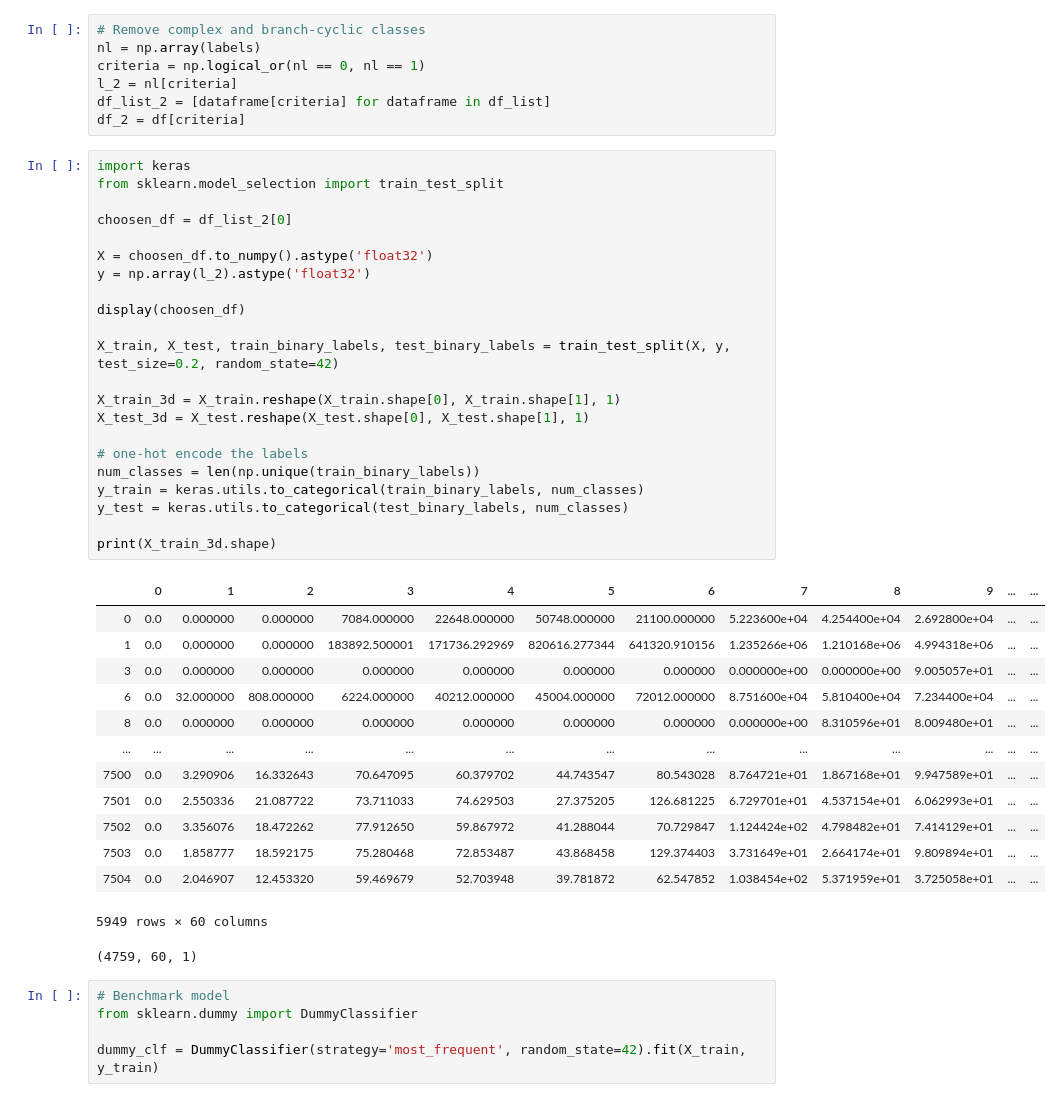
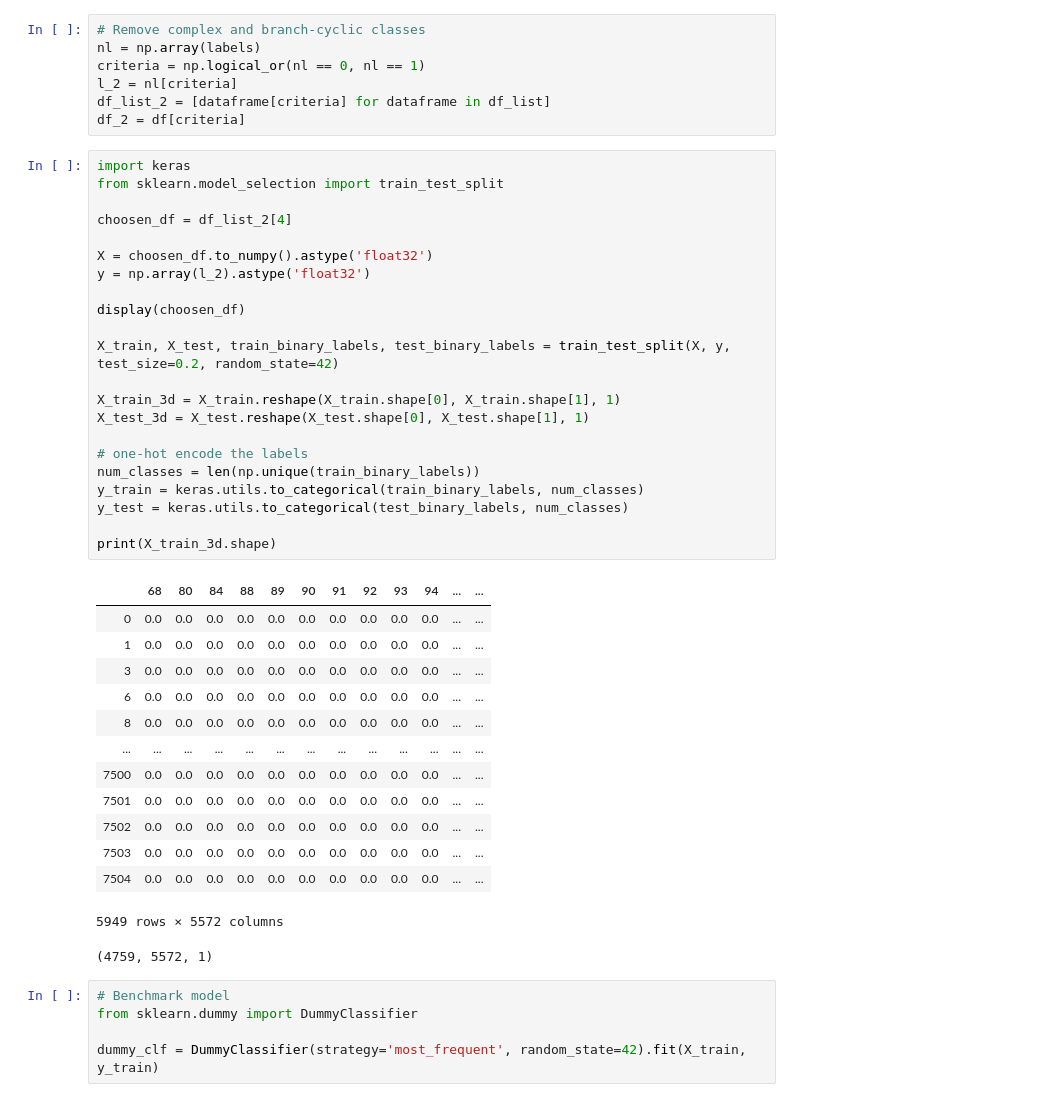
Before and after one commit to letovesnoi/machine-learning, a Jupyter notebook: projects/capstone/capstone.ipynb, the cells around one changed output. Cells and saved outputs as stored; diff of their text form.

```diff
--- a/projects/capstone/capstone.ipynb
+++ b/projects/capstone/capstone.ipynb
@@ -412,40 +414,40 @@ df_2 = df[criteria]
 # %%
 import keras
 from sklearn.model_selection import train_test_split
 
-choosen_df = df_list_2[0]
+choosen_df = df_list_2[4]
 
 X = choosen_df.to_numpy().astype('float32')
 y = np.array(l_2).astype('float32')
 
 display(choosen_df)
 
 X_train, X_test, train_binary_labels, test_binary_labels = train_test_split(X, y, test_size=0.2, random_state=42)
 
 X_train_3d = X_train.reshape(X_train.shape[0], X_train.shape[1], 1)
 X_test_3d = X_test.reshape(X_test.shape[0], X_test.shape[1], 1)
 
 # one-hot encode the labels
 num_classes = len(np.unique(train_binary_labels))
 y_train = keras.utils.to_categorical(train_binary_labels, num_classes)
 y_test = keras.utils.to_categorical(test_binary_labels, num_classes)
 
 print(X_train_3d.shape)
 # %% [output]
-|  | 0 | 1 | 2 | 3 | 4 | 5 | 6 | 7 | 8 | 9 | ... | ... |
-| 0 | 0.0 | 0.000000 | 0.000000 | 7084.000000 | 22648.000000 | 50748.000000 | 21100.000000 | 5.223600e+04 | 4.254400e+04 | 2.692800e+04 | ... | ... |
-| 1 | 0.0 | 0.000000 | 0.000000 | 183892.500001 | 171736.292969 | 820616.277344 | 641320.910156 | 1.235266e+06 | 1.210168e+06 | 4.994318e+06 | ... | ... |
-| 3 | 0.0 | 0.000000 | 0.000000 | 0.000000 | 0.000000 | 0.000000 | 0.000000 | 0.000000e+00 | 0.000000e+00 | 9.005057e+01 | ... | ... |
-| 6 | 0.0 | 32.000000 | 808.000000 | 6224.000000 | 40212.000000 | 45004.000000 | 72012.000000 | 8.751600e+04 | 5.810400e+04 | 7.234400e+04 | ... | ... |
-| 8 | 0.0 | 0.000000 | 0.000000 | 0.000000 | 0.000000 | 0.000000 | 0.000000 | 0.000000e+00 | 8.310596e+01 | 8.009480e+01 | ... | ... |
+|  | 68 | 80 | 84 | 88 | 89 | 90 | 91 | 92 | 93 | 94 | ... | ... |
+| 0 | 0.0 | 0.0 | 0.0 | 0.0 | 0.0 | 0.0 | 0.0 | 0.0 | 0.0 | 0.0 | ... | ... |
+| 1 | 0.0 | 0.0 | 0.0 | 0.0 | 0.0 | 0.0 | 0.0 | 0.0 | 0.0 | 0.0 | ... | ... |
+| 3 | 0.0 | 0.0 | 0.0 | 0.0 | 0.0 | 0.0 | 0.0 | 0.0 | 0.0 | 0.0 | ... | ... |
+| 6 | 0.0 | 0.0 | 0.0 | 0.0 | 0.0 | 0.0 | 0.0 | 0.0 | 0.0 | 0.0 | ... | ... |
+| 8 | 0.0 | 0.0 | 0.0 | 0.0 | 0.0 | 0.0 | 0.0 | 0.0 | 0.0 | 0.0 | ... | ... |
 | ... | ... | ... | ... | ... | ... | ... | ... | ... | ... | ... | ... | ... |
-| 7500 | 0.0 | 3.290906 | 16.332643 | 70.647095 | 60.379702 | 44.743547 | 80.543028 | 8.764721e+01 | 1.867168e+01 | 9.947589e+01 | ... | ... |
-| 7501 | 0.0 | 2.550336 | 21.087722 | 73.711033 | 74.629503 | 27.375205 | 126.681225 | 6.729701e+01 | 4.537154e+01 | 6.062993e+01 | ... | ... |
-| 7502 | 0.0 | 3.356076 | 18.472262 | 77.912650 | 59.867972 | 41.288044 | 70.729847 | 1.124424e+02 | 4.798482e+01 | 7.414129e+01 | ... | ... |
-| 7503 | 0.0 | 1.858777 | 18.592175 | 75.280468 | 72.853487 | 43.868458 | 129.374403 | 3.731649e+01 | 2.664174e+01 | 9.809894e+01 | ... | ... |
-| 7504 | 0.0 | 2.046907 | 12.453320 | 59.469679 | 52.703948 | 39.781872 | 62.547852 | 1.038454e+02 | 5.371959e+01 | 3.725058e+01 | ... | ... |
+| 7500 | 0.0 | 0.0 | 0.0 | 0.0 | 0.0 | 0.0 | 0.0 | 0.0 | 0.0 | 0.0 | ... | ... |
+| 7501 | 0.0 | 0.0 | 0.0 | 0.0 | 0.0 | 0.0 | 0.0 | 0.0 | 0.0 | 0.0 | ... | ... |
+| 7502 | 0.0 | 0.0 | 0.0 | 0.0 | 0.0 | 0.0 | 0.0 | 0.0 | 0.0 | 0.0 | ... | ... |
+| 7503 | 0.0 | 0.0 | 0.0 | 0.0 | 0.0 | 0.0 | 0.0 | 0.0 | 0.0 | 0.0 | ... | ... |
+| 7504 | 0.0 | 0.0 | 0.0 | 0.0 | 0.0 | 0.0 | 0.0 | 0.0 | 0.0 | 0.0 | ... | ... |
-5949 rows × 60 columns
+5949 rows × 5572 columns
-(4759, 60, 1)
+(4759, 5572, 1)
 # %%
 # Benchmark model
 from sklearn.dummy import DummyClassifier
```
Also changed, not shown: parts of 6 cells of this notebook.
